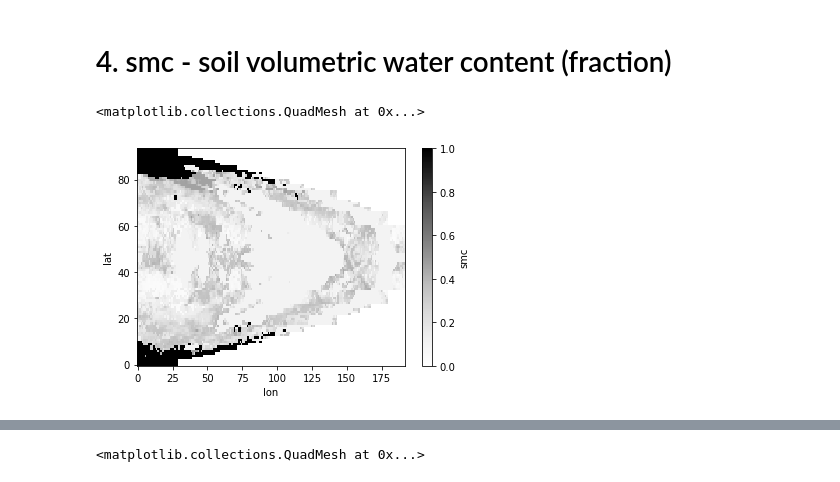
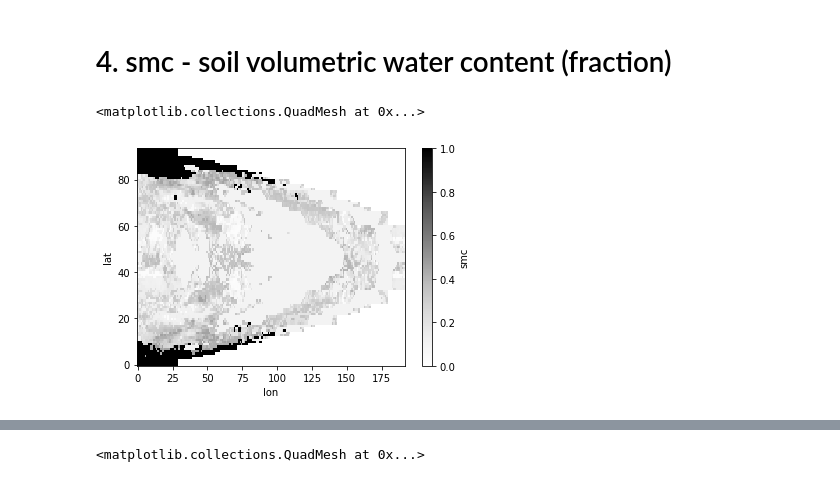
Before and after one commit to manmeet3591/python_class, a Jupyter notebook: xarray_tutorial/analyse_compare_surface_restart.ipynb, the cells around one changed output, grey strips where cells are left out. Saved outputs shown, nothing was run; the diff lists cells and outputs as text; code cells hidden in the pictures.

Commit message:
updated surface restart

```diff
--- a/xarray_tutorial/analyse_compare_surface_restart.ipynb
+++ b/xarray_tutorial/analyse_compare_surface_restart.ipynb
@@ -124,10 +124,10 @@ The new netcdf file will now have lfrac which can be used for tskin
 # %% [markdown]
 # 4. smc - soil volumetric water content (fraction)
 # %%
-ds_surface_restart.smc.isel(lev=0).plot(cmap='Greys')
+ds_surface_restart.smc.isel(lev=-1).plot(cmap='Greys')
 # %% [output]
 <matplotlib.collections.QuadMesh at 0x...>
-[figure, old version]
+[figure, new version]
 # %%
 ds_sfc_ini_red.smc.isel(zaxis_2=0).plot(cmap='Greys')
 # %% [output]
```
Also changed, not shown: parts of 39 cells of this notebook.
